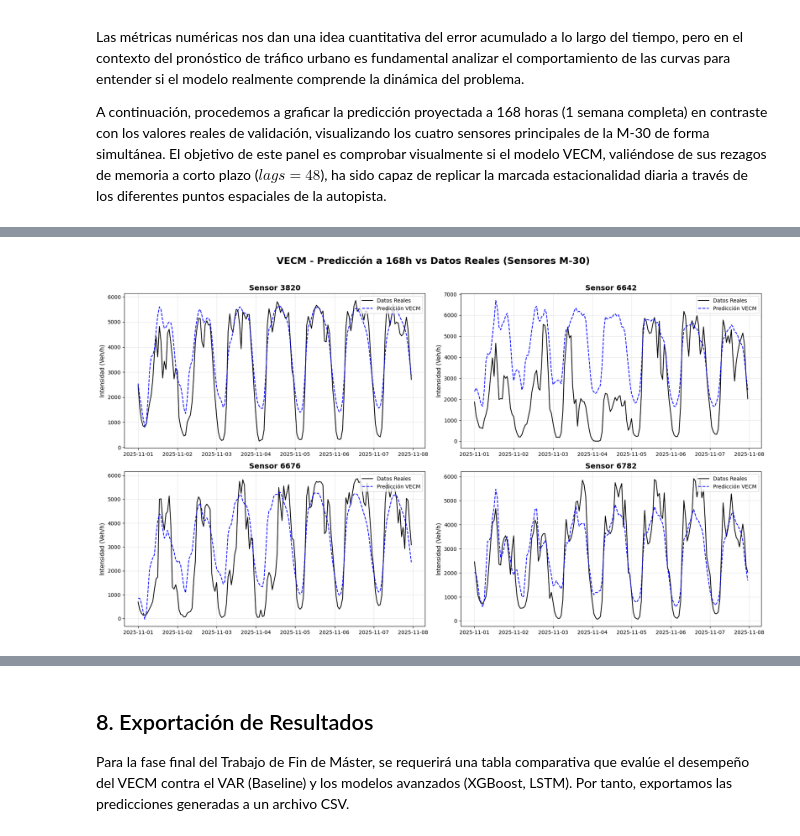
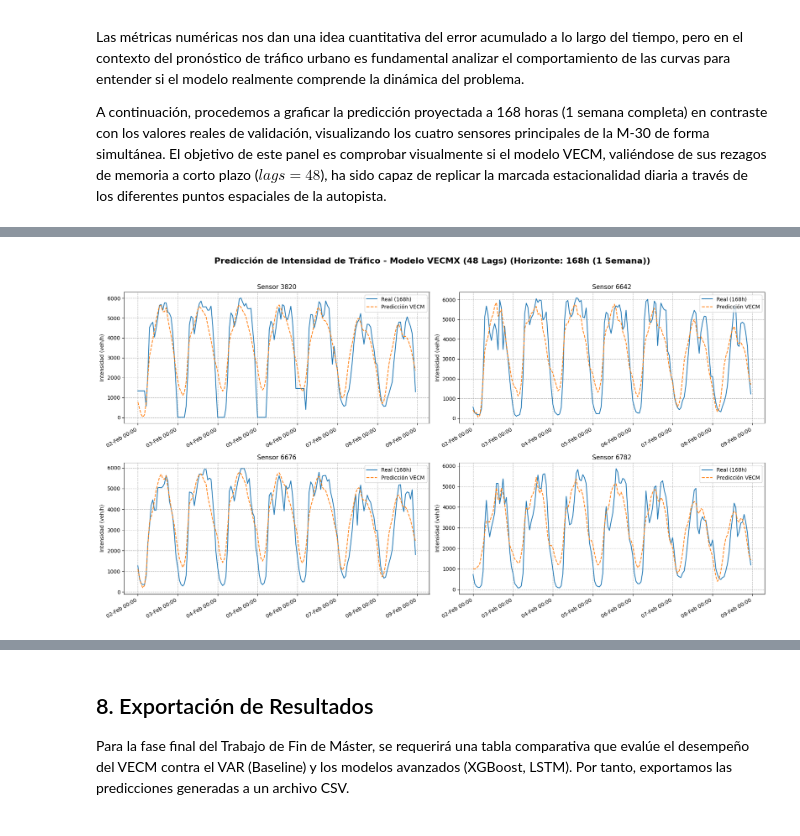
Before and after one commit to senaertugrul/TFM, a Jupyter notebook: notebooks/Modelos/4. VECM.ipynb, the cells around one changed output, grey strips where cells are left out. Drawn from its saved outputs; the diff is of its cells as text; code cells hidden in the pictures.

Commit message:
Update VECM (solo faltan celdas de texto explicativo)

```diff
--- a/notebooks/Modelos/4. VECM.ipynb
+++ b/notebooks/Modelos/4. VECM.ipynb
@@ -70,0 +66,15 @@ Dimensiones de Entrenamiento (Solo Endógenas): (16080, 12)
+# %%
+# ==============================================================================
+# CELDA 2.1: Imputación de nulos (Interpolación Lineal)
+# ==============================================================================
+
+# Aplicamos interpolación lineal para rellenar los huecos temporalmente coherentes.
+# Usamos bfill y ffill como red de seguridad por si el nulo cae en la primera o última fila.
+train_df = train_df.interpolate(method='linear').bfill().ffill()
+val_df = val_df.interpolate(method='linear').bfill().ffill()
+test_df = test_df.interpolate(method='linear').bfill().ffill()
+
+print("✅ IMPUTACIÓN COMPLETADA.")
+print(f"NaNs restantes en Train: {train_df.isna().sum().sum()}")
+print(f"NaNs restantes en Val:   {val_df.isna().sum().sum()}")
+print(f"NaNs restantes en Test:  {test_df.isna().sum().sum()}")
@@ -255,37 +343,56 @@ Las métricas numéricas nos dan una idea cuantitativa del error acumulado a lo
 A continuación, procedemos a graficar la predicción proyectada a 168 horas (1 semana completa) en contraste con los valores reales de validación, visualizando los cuatro sensores principales de la M-30 de forma simultánea. El objetivo de este panel es comprobar visualmente si el modelo VECM, valiéndose de sus rezagos de memoria a corto plazo ($lags=48$), ha sido capaz de replicar la marcada estacionalidad diaria a través de los diferentes puntos espaciales de la autopista.
 # %%
 # ==============================================================================
-# Celda 7: Visualización de la Predicción (Todos los sensores)
+# CELDA 7: Visualización de Resultados (Cumpliendo Estilos TFM)
 # ==============================================================================
-horizonte_plot = 168 # 1 semana (168 horas)
+import matplotlib.pyplot as plt
+import matplotlib.dates as mdates
 
-# Filtramos solo las columnas de intensidad
-cols_plot = [col for col in pred_df.columns if 'intensidad' in col]
+def plot_predicciones_m30(real_df, pred_df, modelo_nombre, horizonte):
+    """
+    Genera un grid 2x2 para visualizar la intensidad de los 4 sensores,
+    cumpliendo estrictamente con el documento 'Estilos tfm.MD'.
+    """
+    sensores = ['3820', '6642', '6676', '6782']
 
-# Creamos la figura general con un panel de 2x2
-fig, axes = plt.subplots(nrows=2, ncols=2, figsize=(18, 10))
-axes = axes.flatten() # Aplanamos la matriz de ejes para poder iterar fácilmente
+    # Configuración de la figura según normativa
+    fig, axes = plt.subplots(2, 2, figsize=(18, 10))
+    fig.suptitle(f'Predicción de Intensidad de Tráfico - {modelo_nombre} (Horizonte: {horizonte})',
+                 fontsize=16, fontweight='bold')
 
-for i, sensor_col in enumerate(cols_plot):
-    ax = axes[i]
-    sensor_name = sensor_col.replace('intensidad_', '')
+    axes = axes.flatten()
 
-    # Dibujamos los datos reales (negro continuo)
-    ax.plot(val_df.index[:horizonte_plot], val_df[sensor_col].iloc[:horizonte_plot],
-            label='Datos Reales', color='black', linewidth=1.5)
+    for i, sensor in enumerate(sensores):
+        columna = f'intensidad_{sensor}'
+        ax = axes[i]
 
-    # Dibujamos la predicción VECM (azul discontinuo)
-    ax.plot(pred_df.index[:horizonte_plot], pred_df[sensor_col].iloc[:horizonte_plot],
-            label='Predicción VECM', color='blue', linestyle='--', linewidth=1.5)
+        # Serie Real (Azul estándar)
+        ax.plot(real_df.index, real_df[columna], color='#1f77b4',
+                label='Real (168h)', linewidth=1.5)
 
-    # Detalles estéticos de cada sub-gráfico
-    ax.set_title(f'Sensor {sensor_name}', fontsize=14, fontweight='bold')
-    ax.set_ylabel('Intensidad (Veh/h)', fontsize=11)
-    ax.legend(loc='upper right')
-    ax.grid(True, alpha=0.3)
+        # Predicción (Naranja, línea discontinua)
+        ax.plot(pred_df.index, pred_df[columna], color='#ff7f0e',
+                linestyle='--', label='Predicción VECM', linewidth=1.5)
 
-# Título general y ajuste de márgenes
-plt.suptitle('VECM - Predicción a 168h vs Datos Reales (Sensores M-30)', fontsize=18, fontweight='bold', y=1.02)
-plt.tight_layout()
-plt.show()
+        # Formato del gráfico
+        ax.set_title(f'Sensor {sensor}', fontsize=12)
+        ax.set_ylabel('Intensidad (veh/h)')
+        ax.grid(True, linestyle='--', alpha=0.6, color='grey') # Línea vertical separadora / grid
+        ax.legend(loc='upper right')
+
+        # Formateo del eje X para que las fechas se lean bien
+        ax.xaxis.set_major_formatter(mdates.DateFormatter('%d-%b %H:%M'))
+        plt.setp(ax.xaxis.get_majorticklabels(), rotation=30, ha='right')
+
+    # Ajuste final de layout según directrices
+    plt.tight_layout(rect=[0, 0, 1, 0.96])
+    plt.show()
+
+# 1. Visualizar el modelo base empírico (48 lags) en el horizonte máximo (168h)
+print("Generando visualización para el modelo VECMX (48 lags)...")
+plot_predicciones_m30(y_real_168h, pred_48_df, "Modelo VECMX (48 Lags)", "168h (1 Semana)")
+
+# 2. Visualizar el modelo de largo alcance (168 lags) en el horizonte máximo (168h)
+print("Generando visualización para el modelo VECMX (168 lags)...")
+plot_predicciones_m30(y_real_168h, pred_168_df, "Modelo VECMX (168 Lags)", "168h (1 Semana)")
 # %% [output]
@@ -292 +400 @@ plt.show()
-[figure, old version]
+[figure, new version]
```
Also changed, not shown: parts of 11 cells of this notebook, 1 other file.
